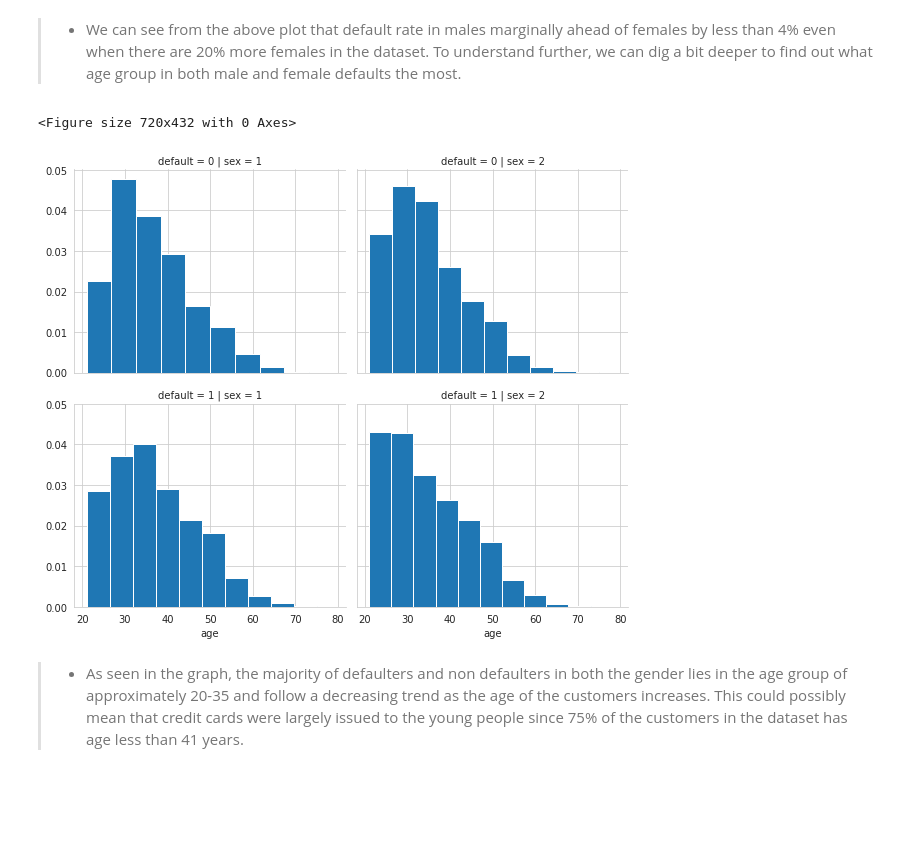
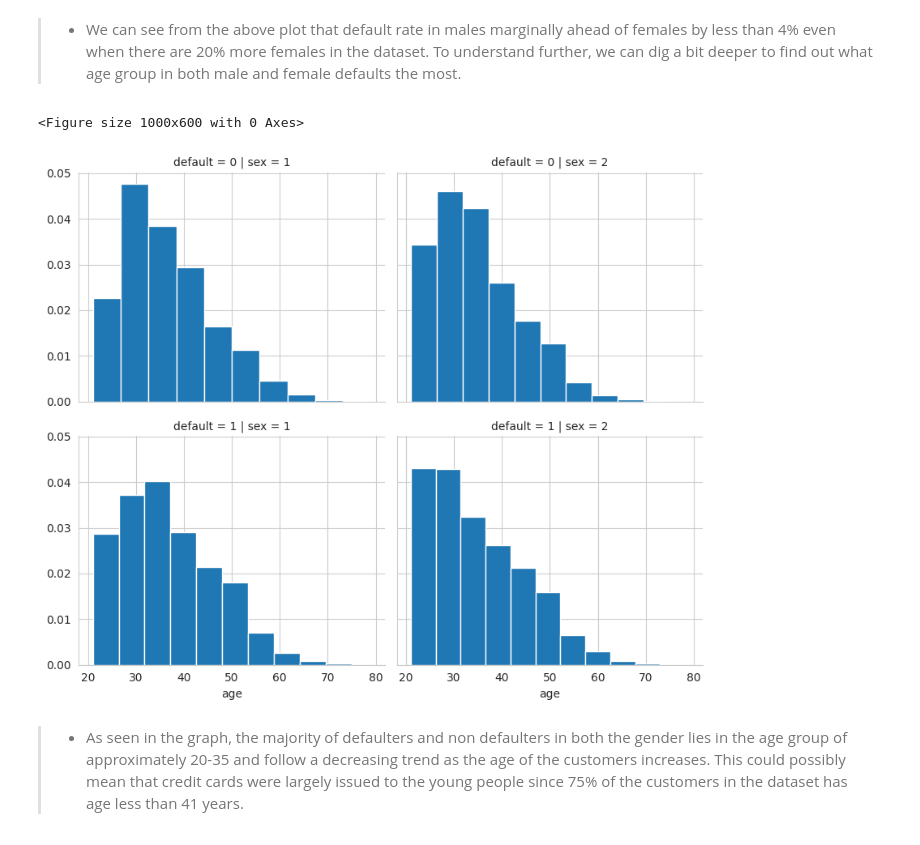
Before and after one commit to yesmkaran/Writing-a-Data-Scientist-Blog-Post-Project, a Jupyter notebook: credit-card-default.ipynb, the cells around one changed output. Saved outputs shown, nothing was run; the diff lists cells and outputs as text; code cells hidden in the pictures; blank space fills up the shorter version.

```diff
--- a/credit-card-default.ipynb
+++ b/credit-card-default.ipynb
@@ -508,14 +518,14 @@ Name: sex, dtype: int64
 > - We can see from the above plot that default rate in males marginally ahead of females by less than 4% even when there are 20% more females in the dataset. To understand further, we can dig a bit deeper to find out what age group in both male and female defaults the most.
 # %%
 plt.figure(figsize=(10, 6))
-g = sns.FacetGrid(ccd_, row='default', col='sex', height=3.5, aspect=1.20)
+g = sns.FacetGrid(ccd, row='default', col='sex', height=3.5, aspect=1.20)
 g.map(plt.hist, 'age', density=True);
 
 # Save figure
 plt.savefig('sex-default-age.png')
 # %% [output]
-<Figure size 720x432 with 0 Axes>
+<Figure size 1000x600 with 0 Axes>
-[figure, old version]
+[figure, new version]
 # %% [markdown]
 > - As seen in the graph, the majority of defaulters and non defaulters in both the gender lies in the age group of approximately 20-35 and follow a decreasing trend as the age of the customers increases. This could possibly mean that credit cards were largely issued to the young people since 75% of the customers in the dataset has age less than 41 years.
 # %%
```
Also changed, not shown: parts of 34 cells of this notebook.
